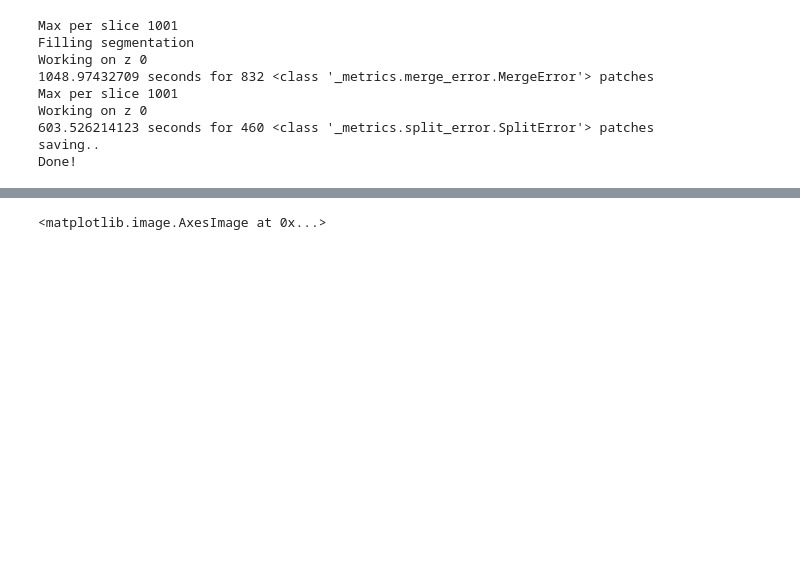
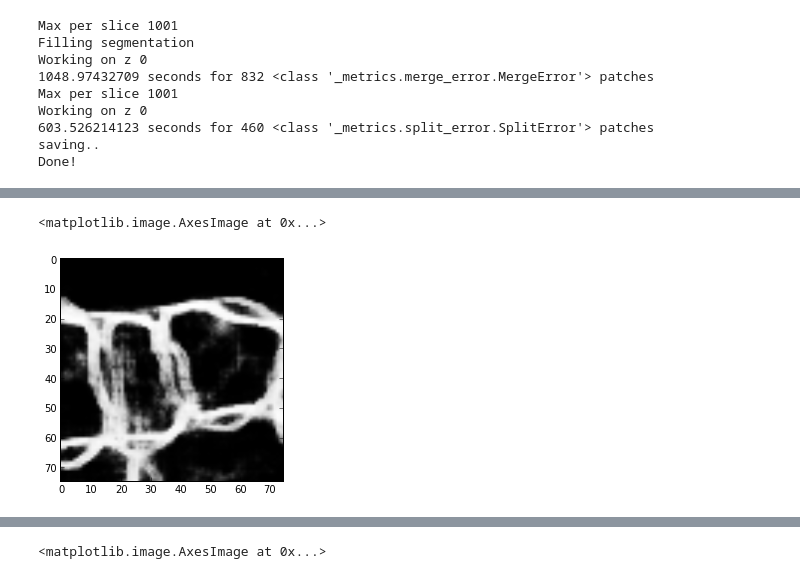
Before and after one commit to VCG/em-quality-metric, a Jupyter notebook: Code/visualize.ipynb, the cells around one changed output, grey strips where cells are left out. Saved outputs shown, nothing was run; the diff lists cells and outputs as text; code cells hidden in the pictures; blank space fills up the shorter version.

```diff
--- a/Code/visualize.ipynb
+++ b/Code/visualize.ipynb
@@ -293,0 +294,5 @@ imshow(correct[0][0].reshape((75,75)), cmap='gray')
+# %%
+imshow(correct[1][1].reshape((75,75)), cmap='gray')
+# %% [output]
+<matplotlib.image.AxesImage at 0x...>
+[figure, added]
```
Also changed, not shown: parts of 4 cells of this notebook, 13 other files.
